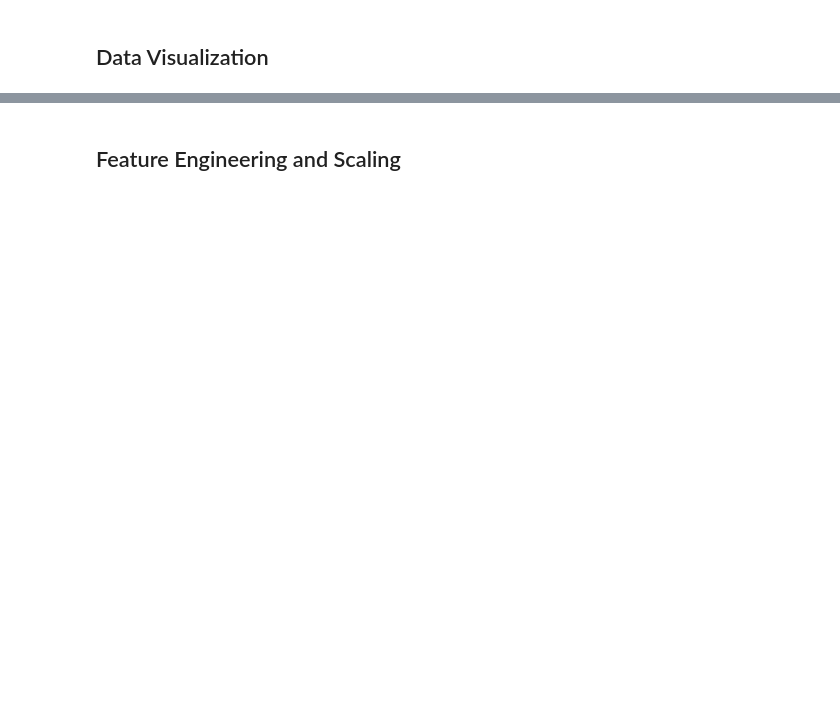
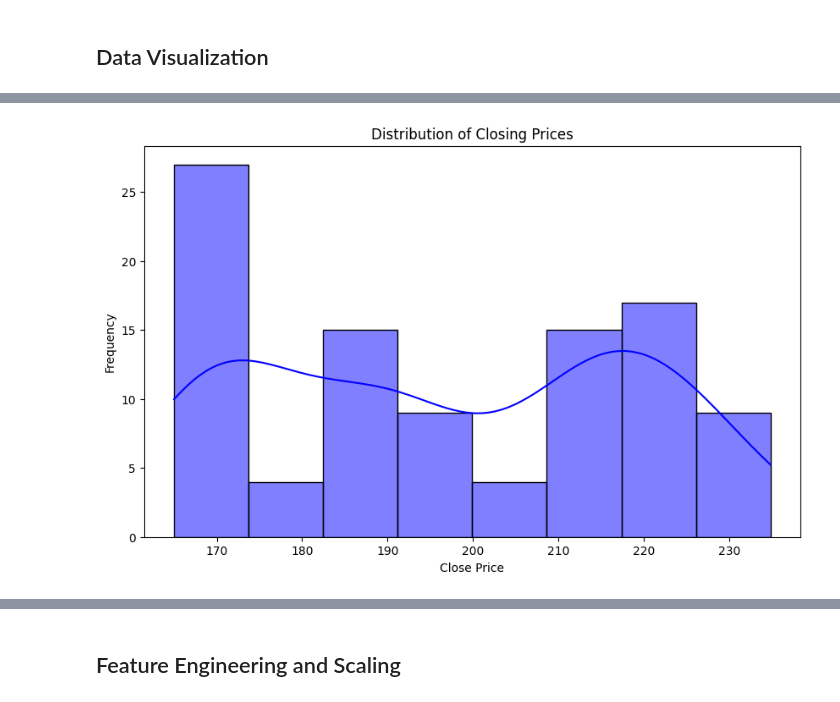
Before and after one commit to disisvm/Stock-Price-Prediction-Using-PySpark, a Jupyter notebook: aapl-stock-price-prediction.ipynb, the cells around one changed output, grey strips where cells are left out. Drawn from its saved outputs; the diff is of its cells as text; code cells hidden in the pictures; blank space fills up the shorter version.

```diff
--- a/aapl-stock-price-prediction.ipynb
+++ b/aapl-stock-price-prediction.ipynb
@@ -121,0 +233,13 @@ Rows: 100, Columns: 6
+# %%
+# Convert Spark DataFrame to Pandas DataFrame for visualization
+pandas_df = df.toPandas()
+
+# Plot the distribution of closing prices
+plt.figure(figsize=(10, 6))
+sns.histplot(pandas_df['close'], kde=True, color='blue')
+plt.title('Distribution of Closing Prices')
+plt.xlabel('Close Price')
+plt.ylabel('Frequency')
+plt.show()
+# %% [output]
+[figure, added]
```
Also changed, not shown: parts of 40 cells of this notebook, 1 other file.
